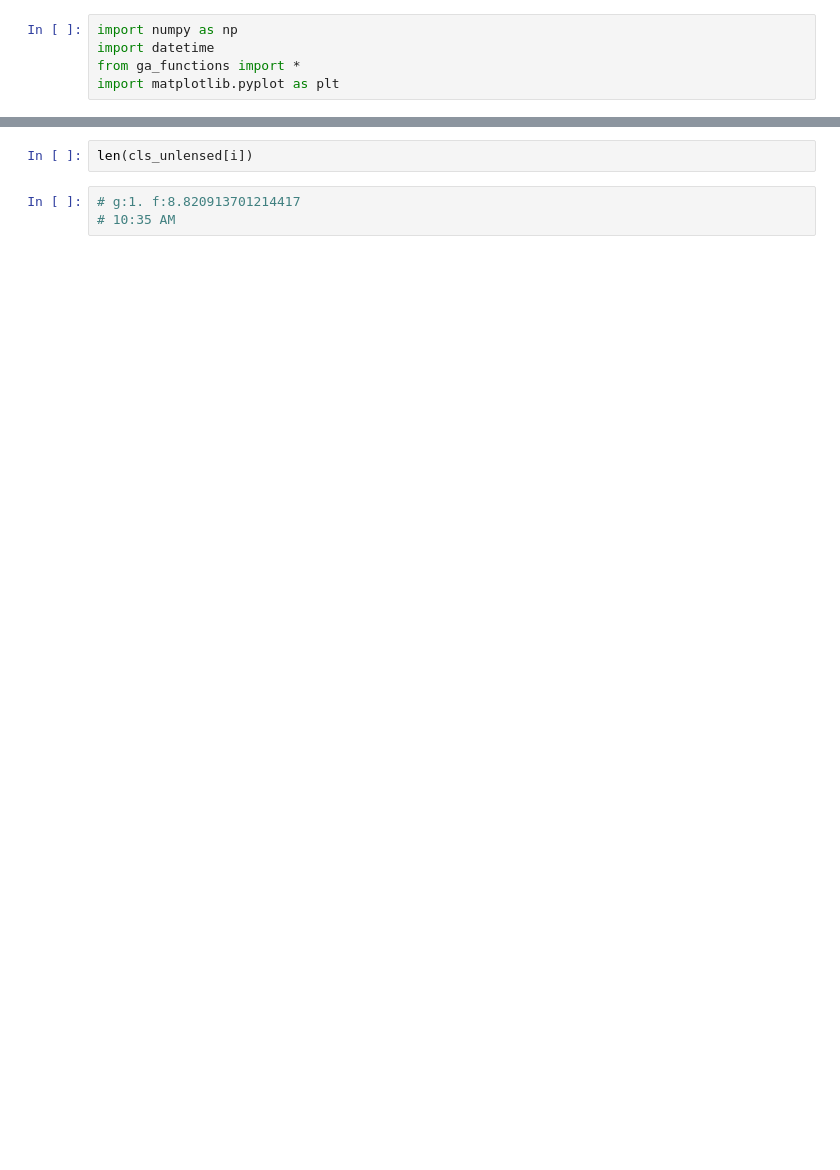
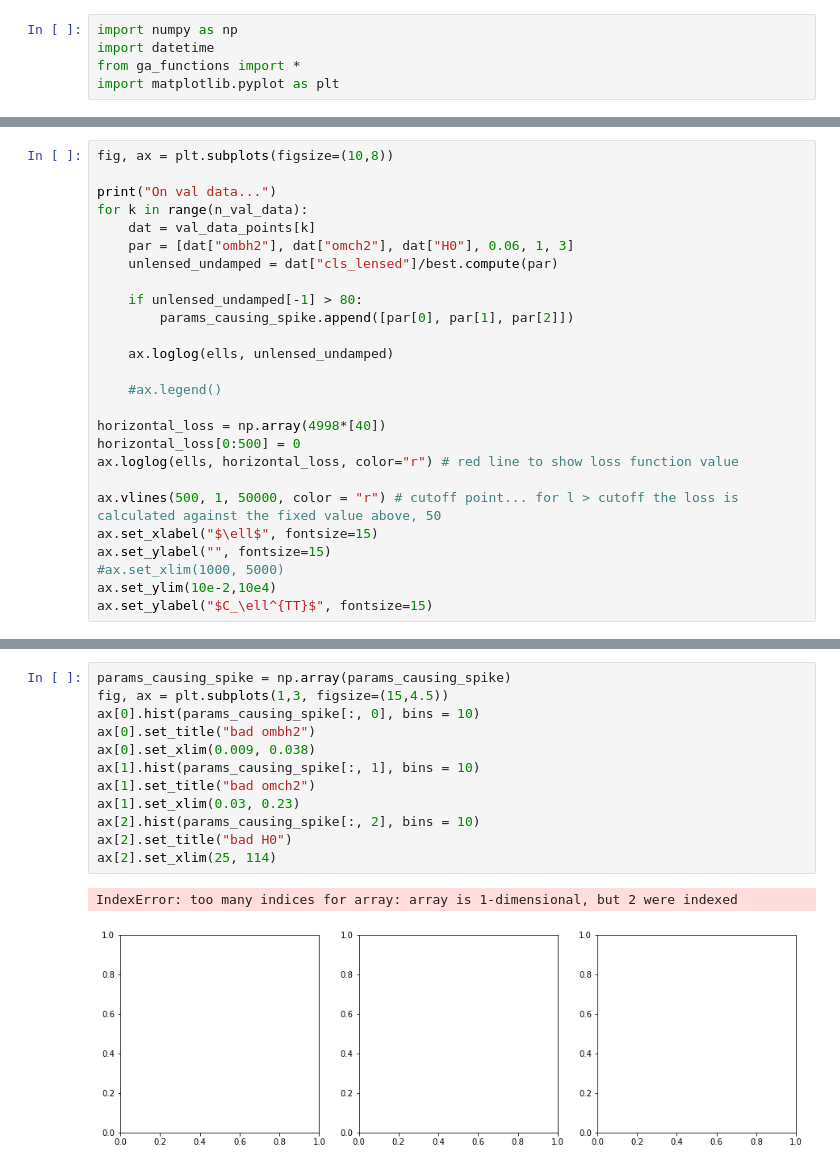
Before and after one commit to AmritpalSNijjar/cmb_lensing_tail, a Jupyter notebook: lensing_tail_fit.ipynb, the cells around one changed output, grey strips where cells are left out. Cells and saved outputs as stored; diff of their text form; blank space fills up the shorter version.

```diff
--- a/lensing_tail_fit.ipynb
+++ b/lensing_tail_fit.ipynb
@@ -132,0 +151,26 @@ print(ga.best_fit_func.genes)
+# %%
+fig, ax = plt.subplots(figsize=(10,8))
+
+print("On val data...")
+for k in range(n_val_data):
+    dat = val_data_points[k]
+    par = [dat["ombh2"], dat["omch2"], dat["H0"], 0.06, 1, 3]
+    unlensed_undamped = dat["cls_lensed"]/best.compute(par)
+
+    if unlensed_undamped[-1] > 80:
+        params_causing_spike.append([par[0], par[1], par[2]])
+
+    ax.loglog(ells, unlensed_undamped)
+
+    #ax.legend()
+
+horizontal_loss = np.array(4998*[40])
+horizontal_loss[0:500] = 0
+ax.loglog(ells, horizontal_loss, color="r") # red line to show loss function value
+
+ax.vlines(500, 1, 50000, color = "r") # cutoff point... for l > cutoff the loss is calculated against the fixed value above, 50
+ax.set_xlabel("$\ell$", fontsize=15)
+ax.set_ylabel("", fontsize=15)
+#ax.set_xlim(1000, 5000)
+ax.set_ylim(10e-2,10e4)
+ax.set_ylabel("$C_\ell^{TT}$", fontsize=15)
@@ -151,5 +209,15 @@ ax.set_ylim(10e-2,10e4)
-# %%
-len(cls_unlensed[i])
-# %%
-# g:1. f:8.820913701214417
-# 10:35 AM
+# %%
+params_causing_spike = np.array(params_causing_spike)
+fig, ax = plt.subplots(1,3, figsize=(15,4.5))
+ax[0].hist(params_causing_spike[:, 0], bins = 10)
+ax[0].set_title("bad ombh2")
+ax[0].set_xlim(0.009, 0.038)
+ax[1].hist(params_causing_spike[:, 1], bins = 10)
+ax[1].set_title("bad omch2")
+ax[1].set_xlim(0.03, 0.23)
+ax[2].hist(params_causing_spike[:, 2], bins = 10)
+ax[2].set_title("bad H0")
+ax[2].set_xlim(25, 114)
+# %% [output]
+IndexError: too many indices for array: array is 1-dimensional, but 2 were indexed
+[figure, added]
```
Also changed, not shown: parts of 14 cells of this notebook, 5 other files.
